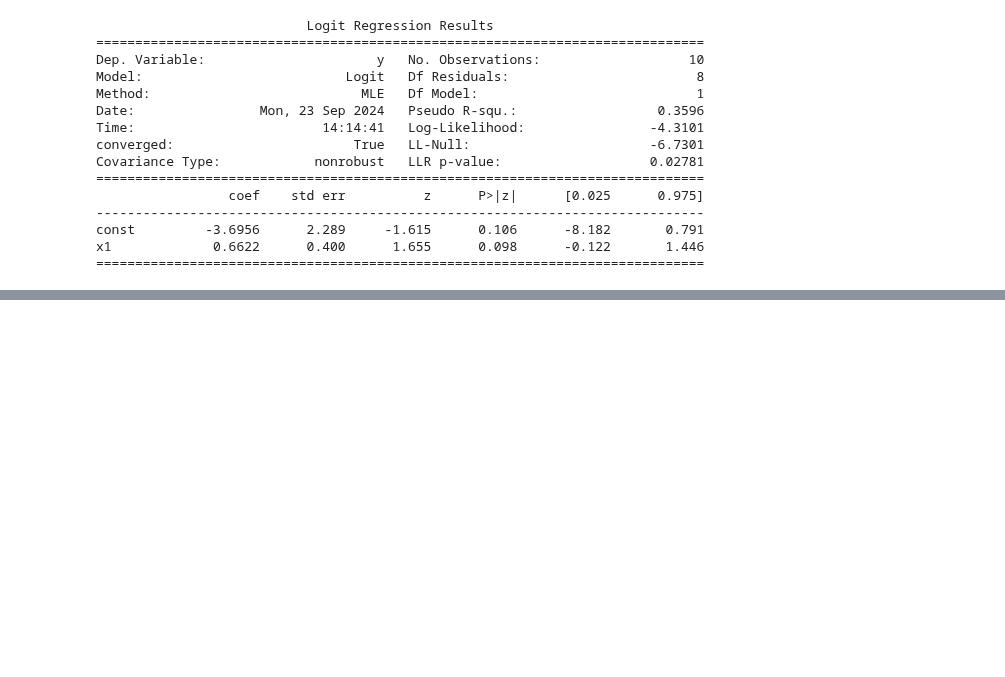
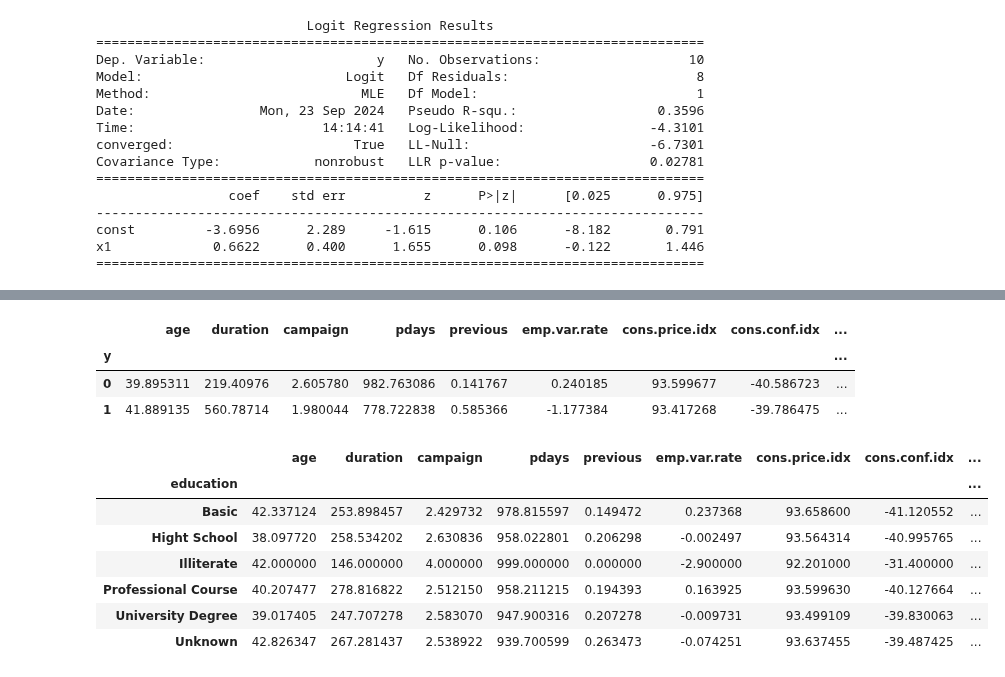
Before and after one commit to Chefi/python-ml-course, a Jupyter notebook: notebooks/Regresion Logistica Mi Notebook.ipynb, the cells around one changed output, grey strips where cells are left out. Drawn from its saved outputs; the diff is of its cells as text; code cells hidden in the pictures; blank space fills up the shorter version.

```diff
--- a/notebooks/Regresion Logistica Mi Notebook.ipynb
+++ b/notebooks/Regresion Logistica Mi Notebook.ipynb
@@ -455,0 +579,3 @@ x1             0.6622      0.400      1.655      0.098      -0.122       1.446
+# %%
+Lista = data.select_dtypes(include=np.number).columns.tolist()
+Lista
@@ -455,0 +608,18 @@ x1             0.6622      0.400      1.655      0.098      -0.122       1.446
+# %%
+data.groupby(by=["y"] )[Lista].mean()
+# %% [output]
+|  | age | duration | campaign | pdays | previous | emp.var.rate | cons.price.idx | cons.conf.idx | ... |
+| y |  |  |  |  |  |  |  |  | ... |
+| 0 | 39.895311 | 219.40976 | 2.605780 | 982.763086 | 0.141767 | 0.240185 | 93.599677 | -40.586723 | ... |
+| 1 | 41.889135 | 560.78714 | 1.980044 | 778.722838 | 0.585366 | -1.177384 | 93.417268 | -39.786475 | ... |
+# %%
+data.groupby(by=["education"] )[Lista].mean()
+# %% [output]
+|  | age | duration | campaign | pdays | previous | emp.var.rate | cons.price.idx | cons.conf.idx | ... |
+| education |  |  |  |  |  |  |  |  | ... |
+| Basic | 42.337124 | 253.898457 | 2.429732 | 978.815597 | 0.149472 | 0.237368 | 93.658600 | -41.120552 | ... |
+| Hight School | 38.097720 | 258.534202 | 2.630836 | 958.022801 | 0.206298 | -0.002497 | 93.564314 | -40.995765 | ... |
+| Illiterate | 42.000000 | 146.000000 | 4.000000 | 999.000000 | 0.000000 | -2.900000 | 92.201000 | -31.400000 | ... |
+| Professional Course | 40.207477 | 278.816822 | 2.512150 | 958.211215 | 0.194393 | 0.163925 | 93.599630 | -40.127664 | ... |
+| University Degree | 39.017405 | 247.707278 | 2.583070 | 947.900316 | 0.207278 | -0.009731 | 93.499109 | -39.830063 | ... |
+| Unknown | 42.826347 | 267.281437 | 2.538922 | 939.700599 | 0.263473 | -0.074251 | 93.637455 | -39.487425 | ... |
```
Also changed, not shown: parts of 27 cells of this notebook.
